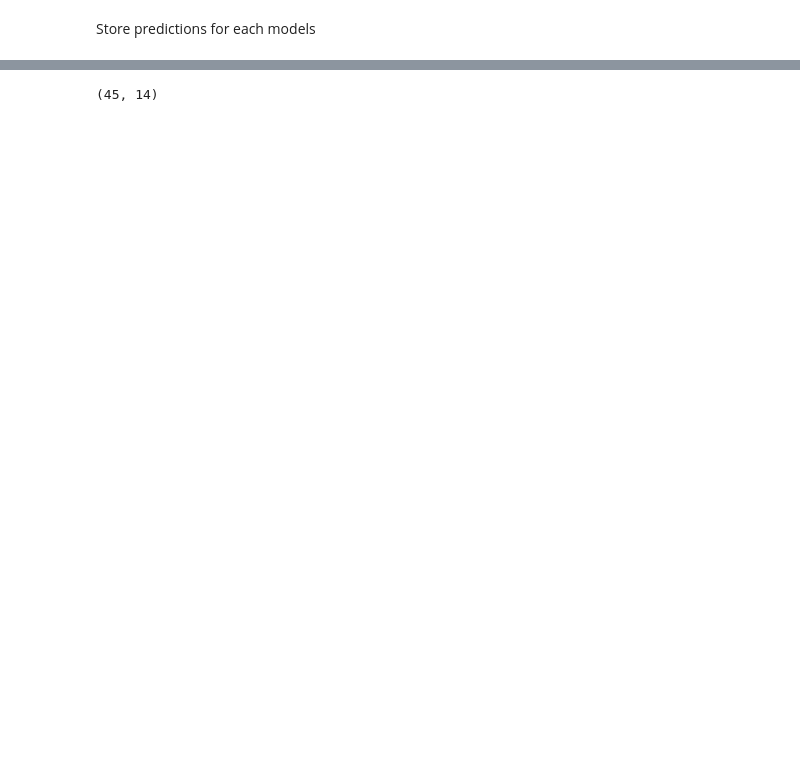
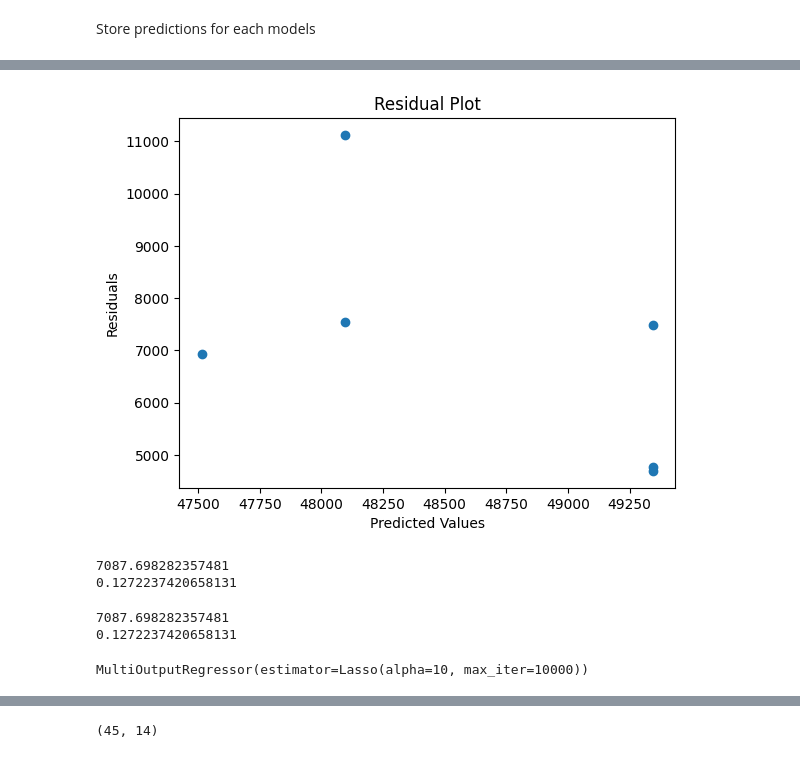
Before and after one commit to Drook93/ONS-Govenment-Public-Spending-Forecast, a Jupyter notebook: Predictive Models/Forecasting Models Updated New.ipynb, the cells around one changed output, grey strips where cells are left out. Drawn from its saved outputs; the diff is of its cells as text; code cells hidden in the pictures; blank space fills up the shorter version.

Commit message:
Add files via upload
Futher changes made by checking residuals.

```diff
--- a/Predictive Models/Forecasting Models Updated New.ipynb
+++ b/Predictive Models/Forecasting Models Updated New.ipynb
@@ -431,3 +405,24 @@ y_train_lagged
+# %%
+residuals = y_test_lagged-y_pred
+
+plt.scatter(y_pred, residuals)
+
+plt.xlabel('Predicted Values')
+plt.ylabel('Residuals')
+plt.title('Residual Plot')
+plt.show()
+print(np.mean(residuals))
+print(np.mean(residuals)/np.mean(y_test_lagged))
+# %% [output]
+[figure, added]
+7087.698282357481
+0.1272237420658131
+# %%
+print(np.mean(residuals))
+print(np.mean(residuals)/np.mean(y_test_lagged))
+# %% [output]
+7087.698282357481
+0.1272237420658131
 # %%
 X_Full = X.copy()
 Y_Full = Y.copy()
@@ -437,0 +436,9 @@ best_lag = all_results[best_model_name][best_sector]['best_lag']
+# %%
+scaler_full = preprocessing.StandardScaler()
+X_full_lagged_scaled = scaler_full.fit_transform(X_full_lagged)
+
+Final_model = MultiOutputRegressor(Best_model)
+Final_model.fit(X_full_lagged_scaled, Y_true)
+Y_pred_full = Final_model.predict(X_full_lagged_scaled)
+# %% [output]
+MultiOutputRegressor(estimator=Lasso(alpha=10, max_iter=10000))
```
Also changed, not shown: parts of 19 cells of this notebook.
